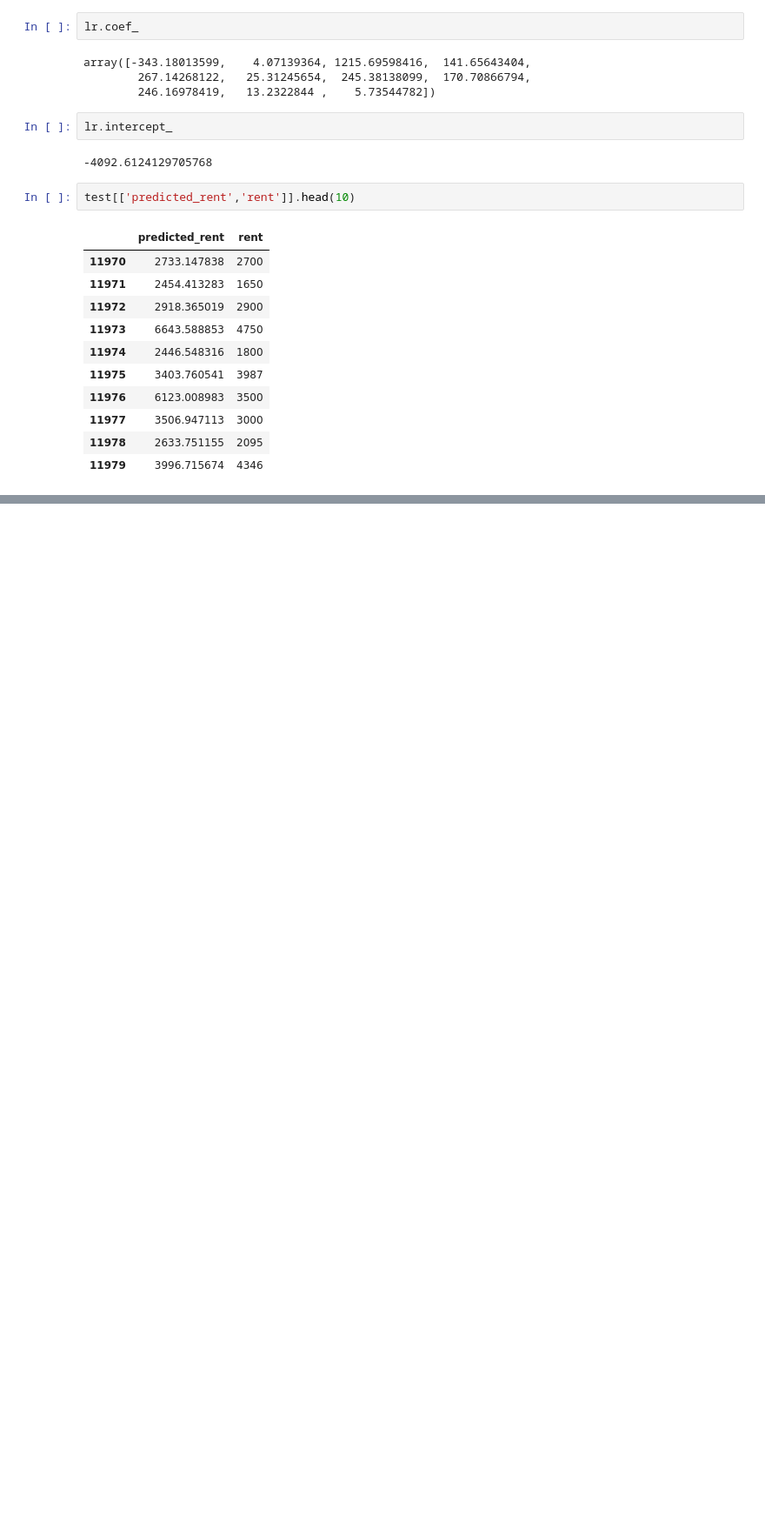
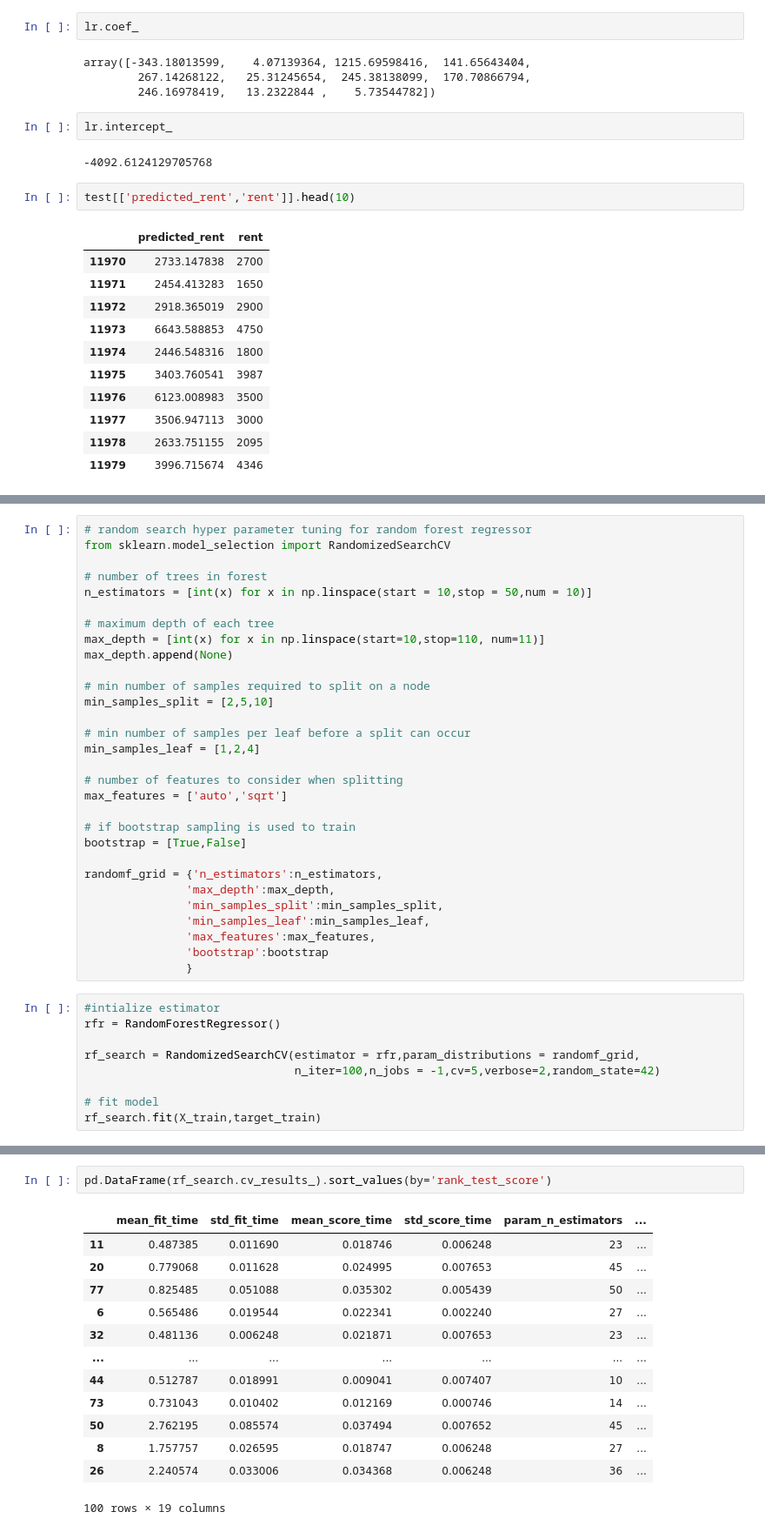
Before and after one commit to Ilroy/DS_Final_Project, a Jupyter notebook: Training_Testing_Master.ipynb, the cells around one changed output, grey strips where cells are left out. Shown at 87% size. Drawn from its saved outputs; the diff is of its cells as text; blank space fills up the shorter version.

Commit message:
implemented randomsearchcv on random forest reg

```diff
--- a/Training_Testing_Master.ipynb
+++ b/Training_Testing_Master.ipynb
@@ -684,3 +690,42 @@ print(MSE(target_test,test['predicted_rent_ridge']))
 # %% [output]
 0.6392241919673531
 2690364.60750032
+# %%
+# random search hyper parameter tuning for random forest regressor
+from sklearn.model_selection import RandomizedSearchCV
+
+# number of trees in forest
+n_estimators = [int(x) for x in np.linspace(start = 10,stop = 50,num = 10)]
+
+# maximum depth of each tree
+max_depth = [int(x) for x in np.linspace(start=10,stop=110, num=11)]
+max_depth.append(None)
+
+# min number of samples required to split on a node
+min_samples_split = [2,5,10]
+
+# min number of samples per leaf before a split can occur
+min_samples_leaf = [1,2,4]
+
+# number of features to consider when splitting
+max_features = ['auto','sqrt']
+
+# if bootstrap sampling is used to train
+bootstrap = [True,False]
+
+randomf_grid = {'n_estimators':n_estimators,
+               'max_depth':max_depth,
+               'min_samples_split':min_samples_split,
+               'min_samples_leaf':min_samples_leaf,
+               'max_features':max_features,
+               'bootstrap':bootstrap
+               }
+# %%
+#intialize estimator
+rfr = RandomForestRegressor()
+
+rf_search = RandomizedSearchCV(estimator = rfr,param_distributions = randomf_grid,
+                               n_iter=100,n_jobs = -1,cv=5,verbose=2,random_state=42)
+
+# fit model
+rf_search.fit(X_train,target_train)
@@ -686,0 +782,16 @@ print(MSE(target_test,test['predicted_rent_ridge']))
+# %%
+pd.DataFrame(rf_search.cv_results_).sort_values(by='rank_test_score')
+# %% [output]
+|  | mean_fit_time | std_fit_time | mean_score_time | std_score_time | param_n_estimators | ... |
+| 11 | 0.487385 | 0.011690 | 0.018746 | 0.006248 | 23 | ... |
+| 20 | 0.779068 | 0.011628 | 0.024995 | 0.007653 | 45 | ... |
+| 77 | 0.825485 | 0.051088 | 0.035302 | 0.005439 | 50 | ... |
+| 6 | 0.565486 | 0.019544 | 0.022341 | 0.002240 | 27 | ... |
+| 32 | 0.481136 | 0.006248 | 0.021871 | 0.007653 | 23 | ... |
+| ... | ... | ... | ... | ... | ... | ... |
+| 44 | 0.512787 | 0.018991 | 0.009041 | 0.007407 | 10 | ... |
+| 73 | 0.731043 | 0.010402 | 0.012169 | 0.000746 | 14 | ... |
+| 50 | 2.762195 | 0.085574 | 0.037494 | 0.007652 | 45 | ... |
+| 8 | 1.757757 | 0.026595 | 0.018747 | 0.006248 | 27 | ... |
+| 26 | 2.240574 | 0.033006 | 0.034368 | 0.006248 | 36 | ... |
+100 rows × 19 columns
```
Also changed, not shown: parts of 10 cells of this notebook.
